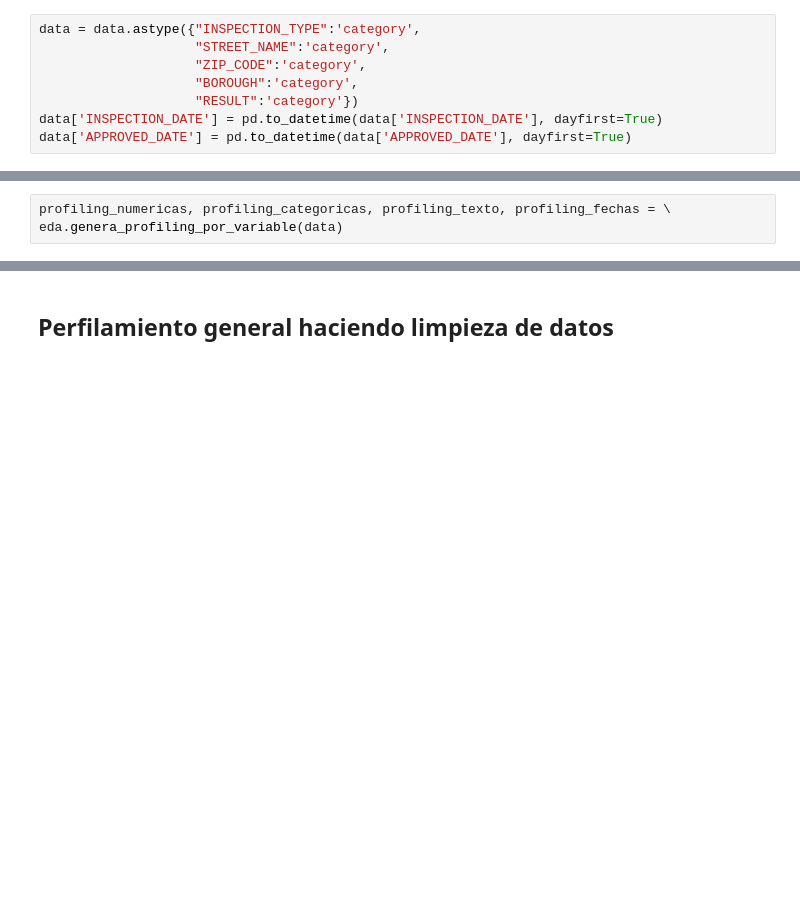
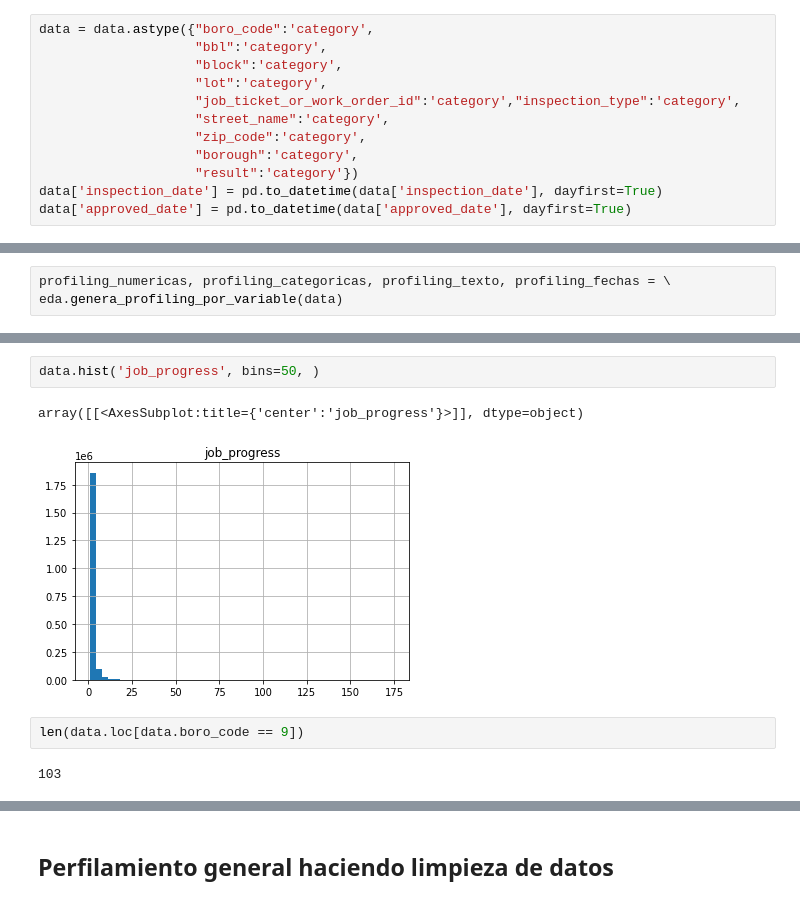
Before and after one commit to cecyar/rodent_inspection, a Jupyter notebook: notebooks/eda/EDA_GEDA.ipynb, the cells around one changed output, grey strips where cells are left out. Saved outputs shown, nothing was run; the diff lists cells and outputs as text; blank space fills up the shorter version.

```diff
--- a/notebooks/eda/EDA_GEDA.ipynb
+++ b/notebooks/eda/EDA_GEDA.ipynb
@@ -118,13 +122,17 @@ Hay 12 columnas que tienen NA's.
 # %% [markdown]
 Cambiamos tipos de datos
 # %%
-data = data.astype({"INSPECTION_TYPE":'category',
-                    "STREET_NAME":'category',
-                    "ZIP_CODE":'category',
-                    "BOROUGH":'category',
-                    "RESULT":'category'})
-data['INSPECTION_DATE'] = pd.to_datetime(data['INSPECTION_DATE'], dayfirst=True)
-data['APPROVED_DATE'] = pd.to_datetime(data['APPROVED_DATE'], dayfirst=True)
+data = data.astype({"boro_code":'category',
+                    "bbl":'category',
+                    "block":'category',
+                    "lot":'category',
+                    "job_ticket_or_work_order_id":'category',"inspection_type":'category',
+                    "street_name":'category',
+                    "zip_code":'category',
+                    "borough":'category',
+                    "result":'category'})
+data['inspection_date'] = pd.to_datetime(data['inspection_date'], dayfirst=True)
+data['approved_date'] = pd.to_datetime(data['approved_date'], dayfirst=True)
 # %% [markdown]
 Generamos perfilamiento por tipo de variable
 # %%
@@ -152,0 +192,9 @@ profiling_numericas
+# %%
+data.hist('job_progress', bins=50, )
+# %% [output]
+array([[<AxesSubplot:title={'center':'job_progress'}>]], dtype=object)
+[figure, added]
+# %%
+len(data.loc[data.boro_code == 9])
+# %% [output]
+103
```
Also changed, not shown: parts of 20 cells of this notebook, 1 other file.
